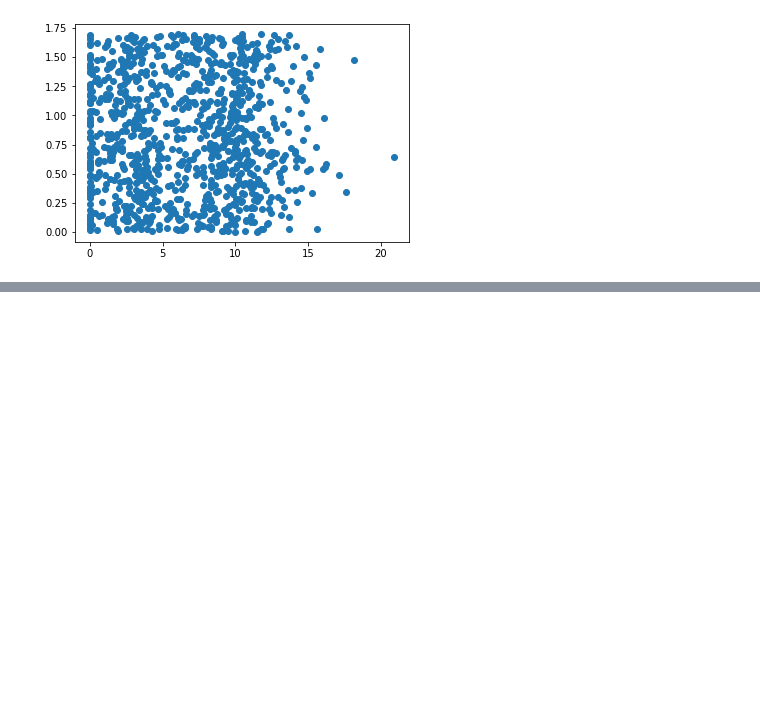
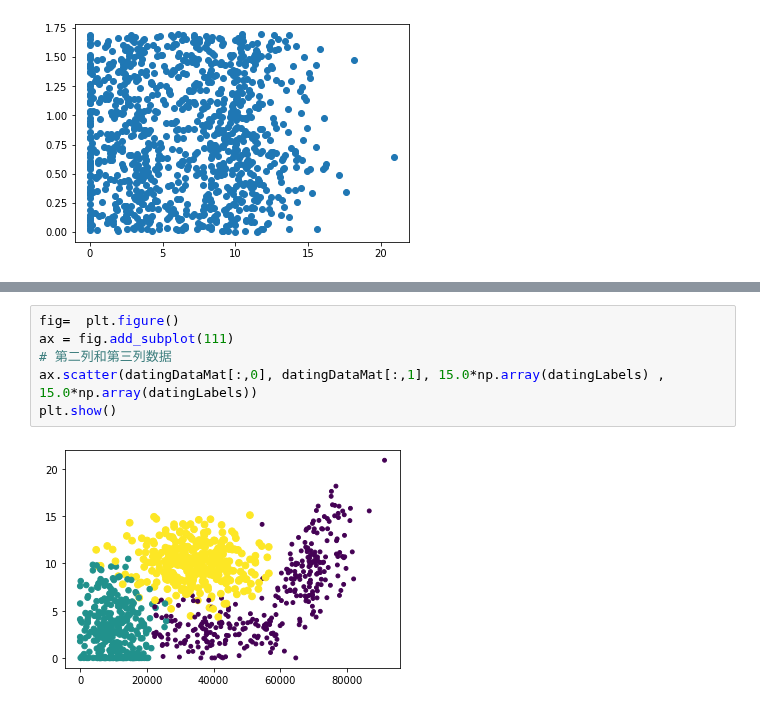
Before and after one commit to OcaenEyes/ML, a Jupyter notebook: k-近邻算法/案例-使用k-近邻算法改进约会网站的配对效果.ipynb, the cells around one changed output, grey strips where cells are left out. Drawn from its saved outputs; the diff is of its cells as text; blank space fills up the shorter version.

```diff
--- a/k-近邻算法/案例-使用k-近邻算法改进约会网站的配对效果.ipynb
+++ b/k-近邻算法/案例-使用k-近邻算法改进约会网站的配对效果.ipynb
@@ -93,0 +79,8 @@ UFuncTypeError: ufunc 'multiply' did not contain a loop with signature matching
+# %%
+fig=  plt.figure()
+ax = fig.add_subplot(111)
+# 第二列和第三列数据
+ax.scatter(datingDataMat[:,0], datingDataMat[:,1], 15.0*np.array(datingLabels) , 15.0*np.array(datingLabels))
+plt.show()
+# %% [output]
+[figure, added]
```
Also changed, not shown: parts of 13 cells of this notebook.
